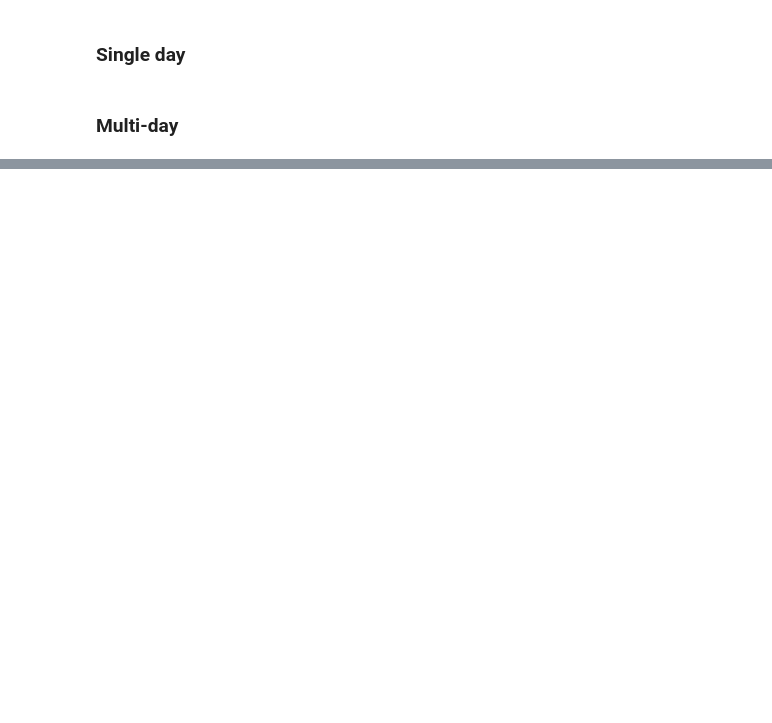
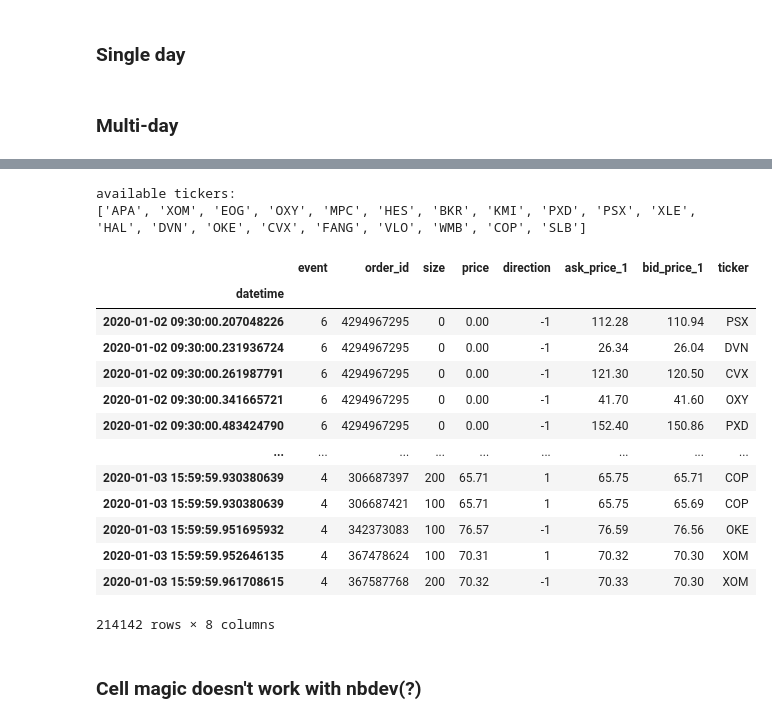
Before and after one commit to n-petit/lobster-tools, a Jupyter notebook: notebooks/08_etf_pipeline.ipynb, the cells around one changed output, grey strips where cells are left out. Saved outputs shown, nothing was run; the diff lists cells and outputs as text; code cells hidden in the pictures; blank space fills up the shorter version.

```diff
--- a/notebooks/08_etf_pipeline.ipynb
+++ b/notebooks/08_etf_pipeline.ipynb
@@ -163,0 +170,13 @@ etf_executions.sort_index(inplace=True)
+# %%
+# | eval: false
+db_path = cfg.db.db_path
+
+conn = f'lmdb://{db_path}'
+arctic = Arctic(conn)
+
+library = arctic['lobster']
+print('available tickers:')
+print(library.list_symbols())
+# %% [output]
+available tickers:
+['APA', 'XOM', 'EOG', 'OXY', 'MPC', 'HES', 'BKR', 'KMI', 'PXD', 'PSX', 'XLE', 'HAL', 'DVN', 'OKE', 'CVX', 'FANG', 'VLO', 'WMB', 'COP', 'SLB']
@@ -163,0 +194,11 @@ etf_executions.sort_index(inplace=True)
+# %%
+def get_data_from_arctic_(ticker):
+    q = QueryBuilder()
+    q = q.date_range((pd.Timestamp(f"2020-01-02T09:29"), pd.Timestamp(f"2020-01-03T16:01")))
+    # get executions
+    q = q[q.event.isin(EventGroup.EXECUTIONS.value)]
+    df = library.read(ticker, query_builder=q, columns=["event", "order_id", "size", "price", "direction", "bid_price_1", "ask_price_1"]).data
+
+    # do assign here for now
+    df = df.assign(ticker=ticker)
+    return df
@@ -163,0 +228,17 @@ etf_executions.sort_index(inplace=True)
+# %%
+equity_executions
+# %% [output]
+|  | event | order_id | size | price | direction | ask_price_1 | bid_price_1 | ticker |
+| datetime |  |  |  |  |  |  |  |  |
+| 2020-01-02 09:30:00.207048226 | 6 | 4294967295 | 0 | 0.00 | -1 | 112.28 | 110.94 | PSX |
+| 2020-01-02 09:30:00.231936724 | 6 | 4294967295 | 0 | 0.00 | -1 | 26.34 | 26.04 | DVN |
+| 2020-01-02 09:30:00.261987791 | 6 | 4294967295 | 0 | 0.00 | -1 | 121.30 | 120.50 | CVX |
+| 2020-01-02 09:30:00.341665721 | 6 | 4294967295 | 0 | 0.00 | -1 | 41.70 | 41.60 | OXY |
+| 2020-01-02 09:30:00.483424790 | 6 | 4294967295 | 0 | 0.00 | -1 | 152.40 | 150.86 | PXD |
+| ... | ... | ... | ... | ... | ... | ... | ... | ... |
+| 2020-01-03 15:59:59.930380639 | 4 | 306687397 | 200 | 65.71 | 1 | 65.75 | 65.71 | COP |
+| 2020-01-03 15:59:59.930380639 | 4 | 306687421 | 100 | 65.71 | 1 | 65.75 | 65.69 | COP |
+| 2020-01-03 15:59:59.951695932 | 4 | 342373083 | 100 | 76.57 | -1 | 76.59 | 76.56 | OKE |
+| 2020-01-03 15:59:59.952646135 | 4 | 367478624 | 100 | 70.31 | 1 | 70.32 | 70.30 | XOM |
+| 2020-01-03 15:59:59.961708615 | 4 | 367587768 | 200 | 70.32 | -1 | 70.33 | 70.30 | XOM |
+214142 rows × 8 columns
@@ -167,4 +256,6 @@ etf_executions.sort_index(inplace=True)
 # | eval: false
 %store etf_executions
 %store equity_executions
+# %% [markdown]
+### Cell magic doesn't work with nbdev(?)
 # %%
```
Also changed, not shown: parts of 43 cells of this notebook, 3 other files.
